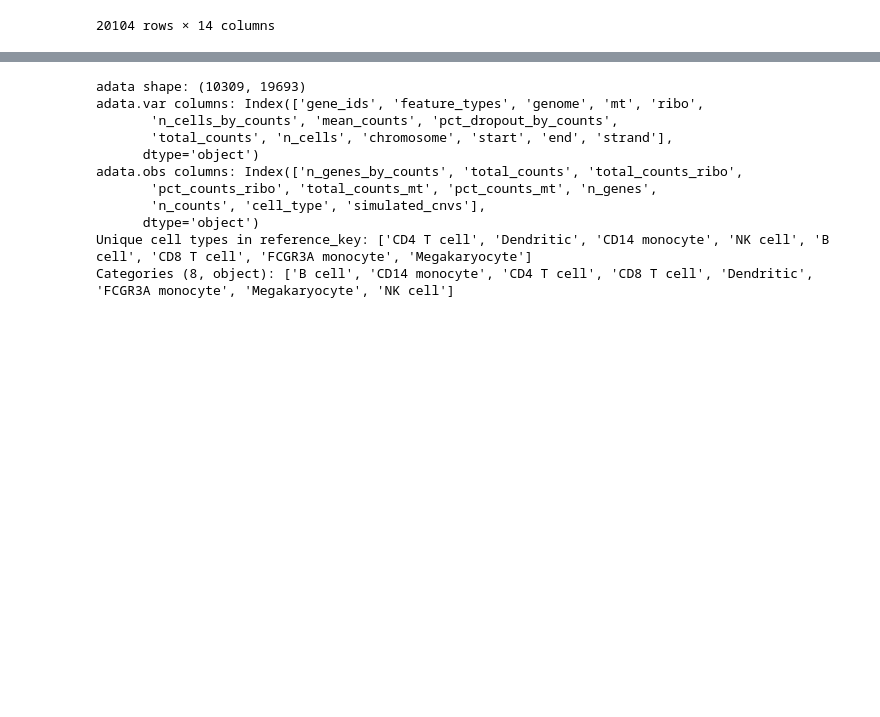
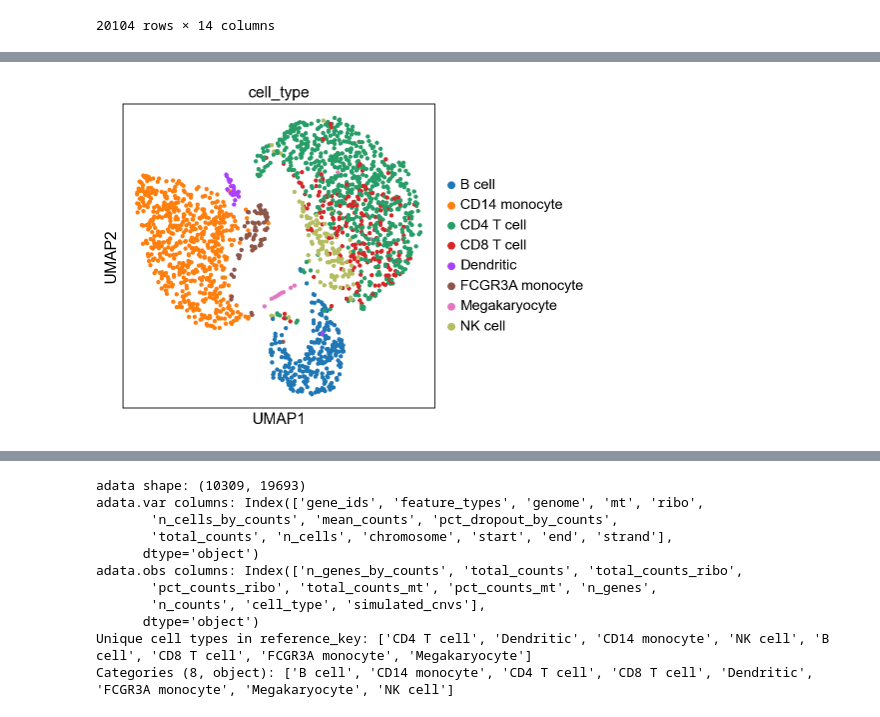
Before and after one commit to bly2/CSCB-2025-Final, a Jupyter notebook: master.ipynb, the cells around one changed output, grey strips where cells are left out. Saved outputs shown, nothing was run; the diff lists cells and outputs as text; code cells hidden in the pictures; blank space fills up the shorter version.

```diff
--- a/master.ipynb
+++ b/master.ipynb
@@ -97,6 +100,12 @@ def preprocess(adata,
     sc.pl.pca_variance_ratio(adata,50)
 
     return adNorm
+
+def downsample(adata,n_cells=2000):
+    if adata.n_obs <= n_cells:
+        return adata
+    else:
+        return adata[np.random.choice(adata.obs_names, n_cells, replace=False), :].copy()
 # %%
 adata = sc.read_h5ad(adfile_path)
 # %%
@@ -128,3 +137,6 @@ adata.var
 | AL354822.1 | ENSG00000278384 | Gene Expression | GRCh38 | False | False | 319 | 0.028210 | ... |
 | AC240274.1 | ENSG00000271254 | Gene Expression | GRCh38 | False | False | 101 | 0.008752 | ... |
 20104 rows × 14 columns
+# %%
+# Downsample adata as needed
+adata_subset = downsample(adata,n_cells=2000)
@@ -131,2 +147,6 @@ adata.var
+# %%
+sc.pl.umap(adata_subset, color="cell_type")
+# %% [output]
+[figure, added]
 # %%
 from biomart import BiomartServer
```
Also changed, not shown: parts of 6 cells of this notebook.
